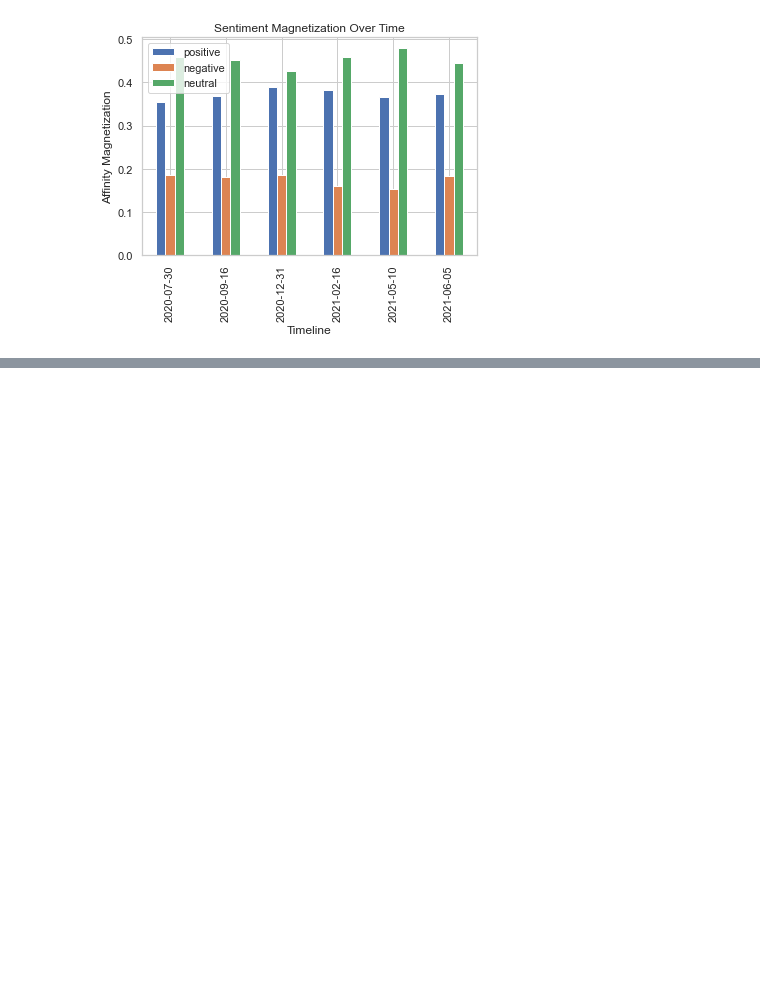
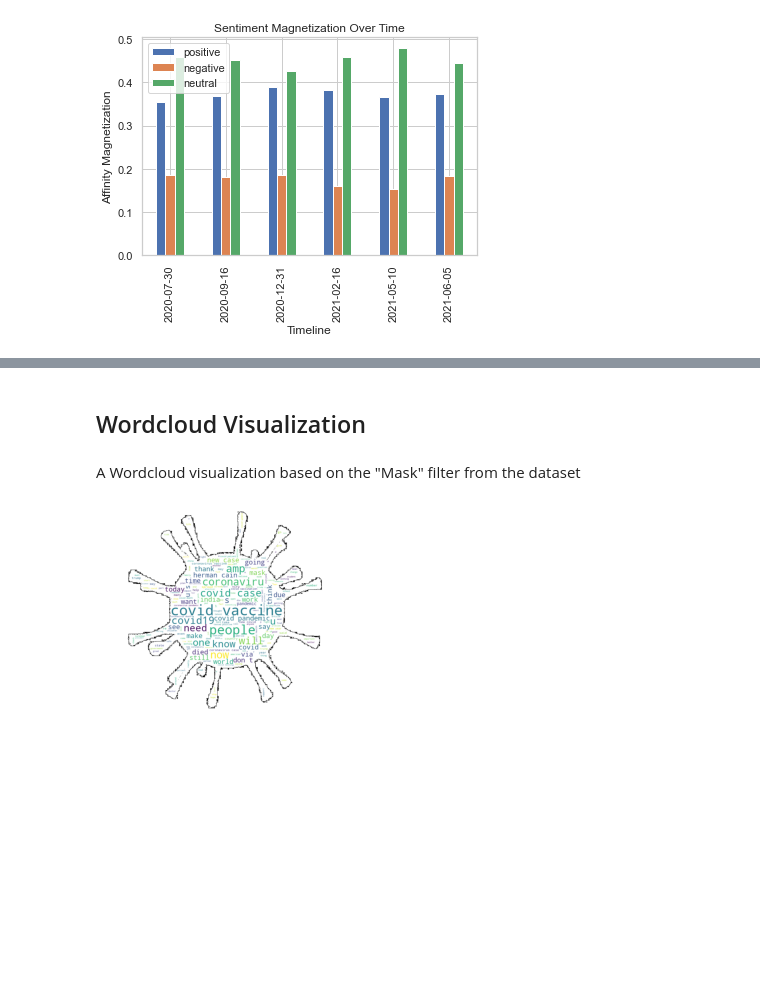
Before and after one commit to 0zyxel0/BDA_2021, a Jupyter notebook: BDA_Project.ipynb, the cells around one changed output, grey strips where cells are left out. Drawn from its saved outputs; the diff is of its cells as text; code cells hidden in the pictures; blank space fills up the shorter version.

```diff
--- a/BDA_Project.ipynb
+++ b/BDA_Project.ipynb
@@ -513,0 +889,9 @@ plt.show()
+# %% [markdown]
+## Wordcloud Visualization
+# %% [markdown]
+A Wordcloud visualization based on the "Mask" filter from the dataset
+# %%
+generateWordcloudData(df)
+# %% [output]
+[figure, added]
+[figure, added]
```
Also changed, not shown: parts of 29 cells of this notebook.
